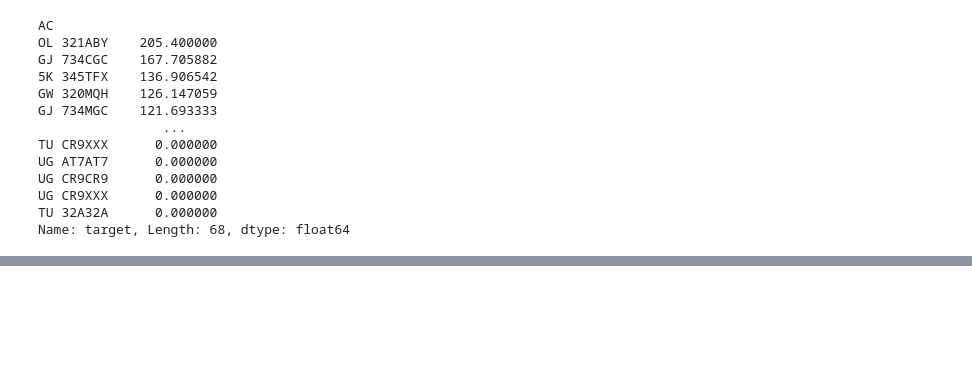
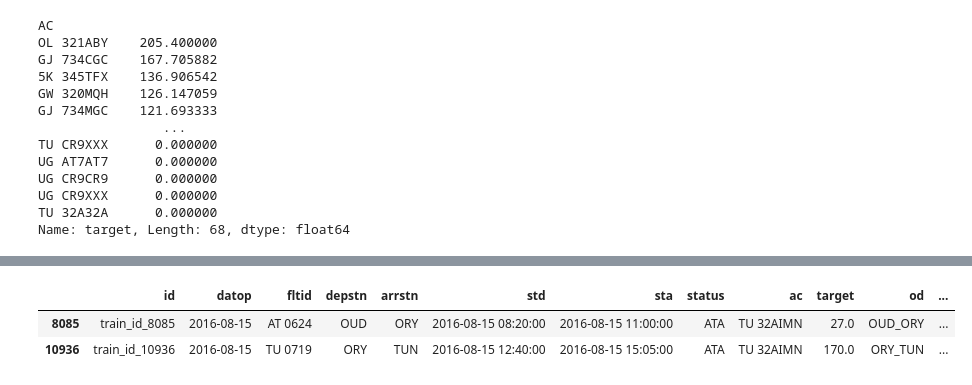
Before and after one commit to RobP93/ds-ml-flight-delays-project, a Jupyter notebook: EDA-and-modeling_Robert.ipynb, the cells around one changed output, grey strips where cells are left out. Cells and saved outputs as stored; diff of their text form; code cells hidden in the pictures; blank space fills up the shorter version.

```diff
--- a/EDA-and-modeling_Robert.ipynb
+++ b/EDA-and-modeling_Robert.ipynb
@@ -205,6 +220,12 @@ flights.head()
 | 2 | train_id_2 | 2016-01-16 | TU 0214 | TUN | IST | 2016-01-16 04:10:00 | 2016-01-16 06:45:00 | ATA | TU 32AIMN | 0.0 | TUN_IST | ... |
 | 3 | train_id_3 | 2016-01-17 | TU 0480 | DJE | NTE | 2016-01-17 14:10:00 | 2016-01-17 17:00:00 | ATA | TU 736IOK | 0.0 | DJE_NTE | ... |
 | 4 | train_id_4 | 2016-01-17 | TU 0338 | TUN | ALG | 2016-01-17 14:30:00 | 2016-01-17 15:50:00 | ATA | TU 320IMU | 22.0 | TUN_ALG | ... |
+# %%
+flights[(flights.ac == "TU 32AIMN") & (flights.datop == "2016-08-15")].sort_values("std")
+# %% [output]
+|  | id | datop | fltid | depstn | arrstn | std | sta | status | ac | target | od | ... |
+| 8085 | train_id_8085 | 2016-08-15 | AT 0624 | OUD | ORY | 2016-08-15 08:20:00 | 2016-08-15 11:00:00 | ATA | TU 32AIMN | 27.0 | OUD_ORY | ... |
+| 10936 | train_id_10936 | 2016-08-15 | TU 0719 | ORY | TUN | 2016-08-15 12:40:00 | 2016-08-15 15:05:00 | ATA | TU 32AIMN | 170.0 | ORY_TUN | ... |
 # %% [markdown]
 ## Observations:
 
```
Also changed, not shown: parts of 22 cells of this notebook.
